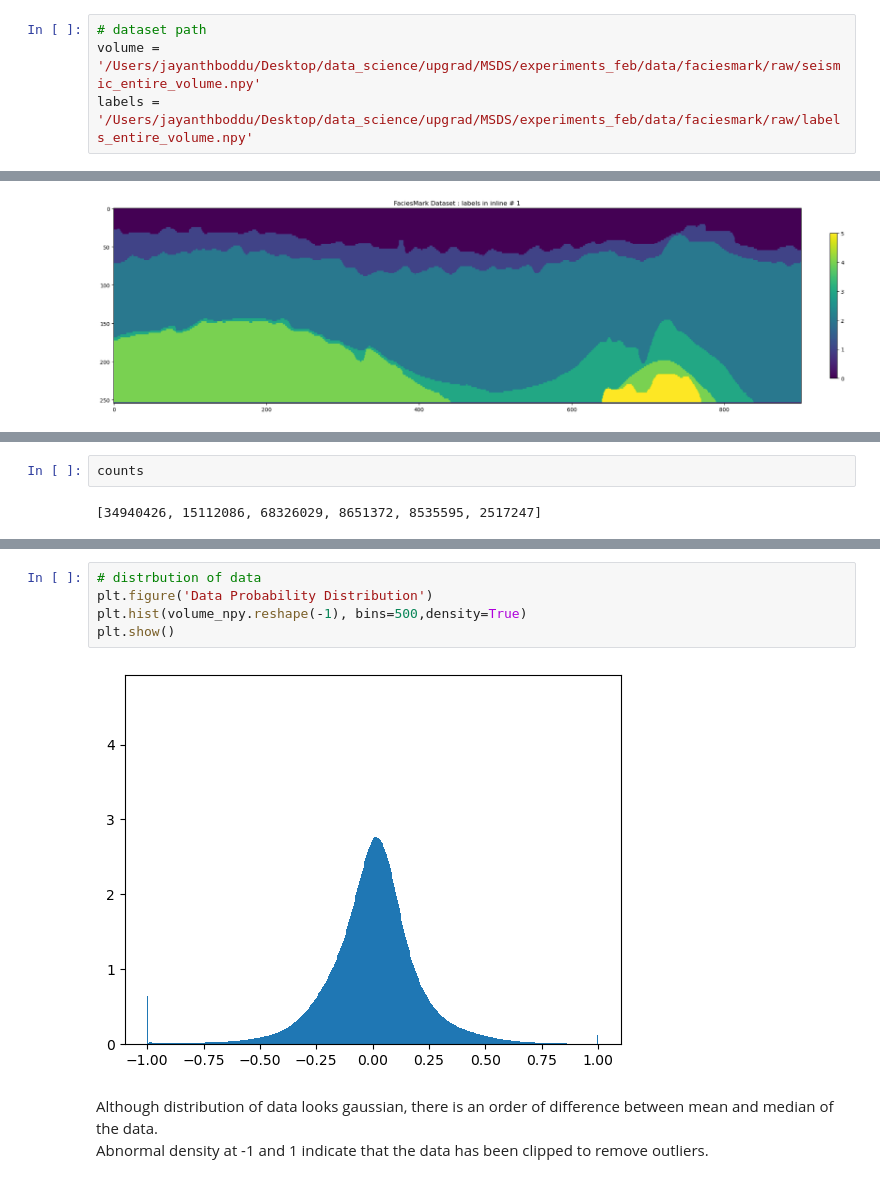
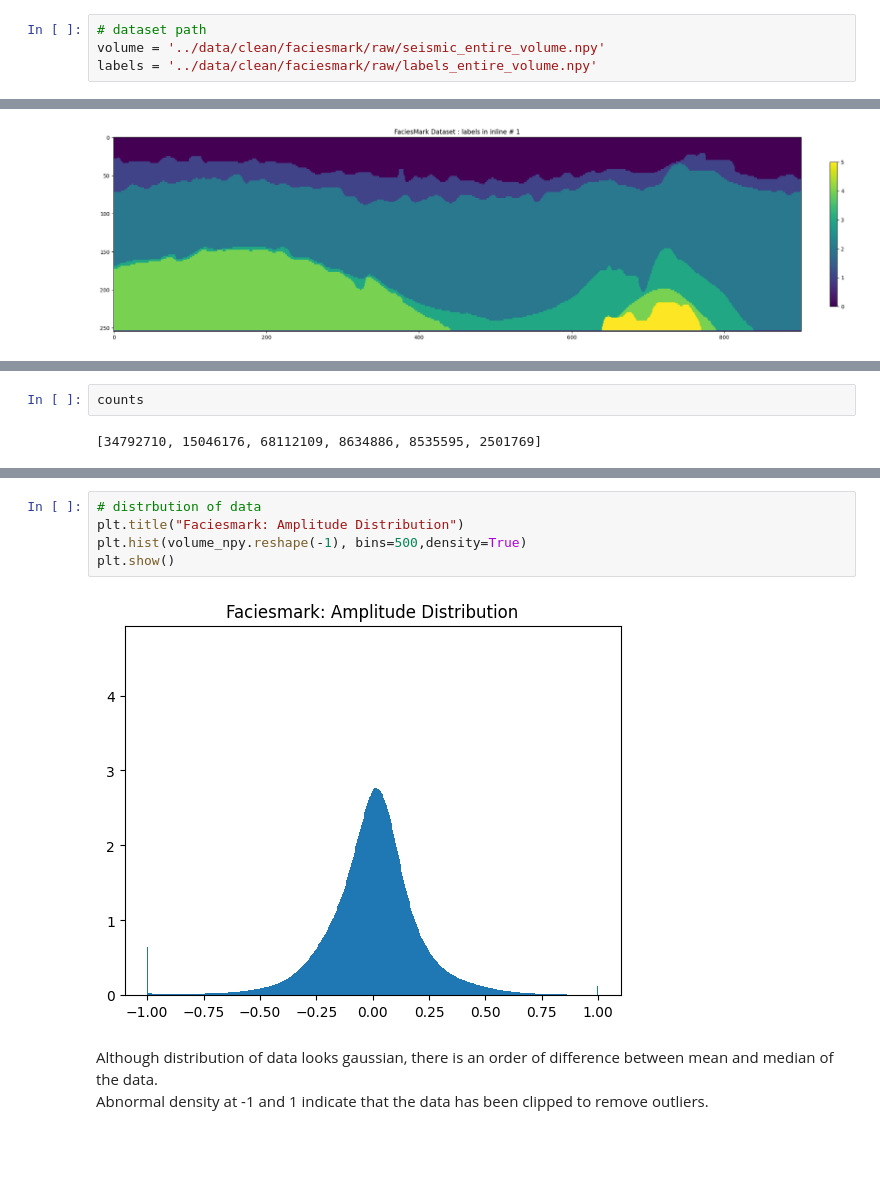
Before and after one commit to jayantb1019/adl_seismic, a Jupyter notebook: notebooks/00_faciesmark_eda.ipynb, the cells around one changed output, grey strips where cells are left out. Cells and saved outputs as stored; diff of their text form; blank space fills up the shorter version.

```diff
--- a/notebooks/00_faciesmark_eda.ipynb
+++ b/notebooks/00_faciesmark_eda.ipynb
@@ -5,8 +5,8 @@ import numpy as np
 import matplotlib.pyplot as plt
 # %%
 # dataset path
-volume = '/Users/jayanthboddu/Desktop/data_science/upgrad/MSDS/experiments_feb/data/faciesmark/raw/seismic_entire_volume.npy'
-labels = '/Users/jayanthboddu/Desktop/data_science/upgrad/MSDS/experiments_feb/data/faciesmark/raw/labels_entire_volume.npy'
+volume = '../data/clean/faciesmark/raw/seismic_entire_volume.npy'
+labels = '../data/clean/faciesmark/raw/labels_entire_volume.npy'
 # %%
 volume_npy = np.load(volume)
 labels_npy = np.load(labels)
@@ -87,7 +87,7 @@ Text(0.5, 1.0, 'Distribution of Labels')
 # %%
 counts
 # %% [output]
-[34940426, 15112086, 68326029, 8651372, 8535595, 2517247]
+[34792710, 15046176, 68112109, 8634886, 8535595, 2501769]
 # %%
 # Mean Distribution of classes in an a typical inline ( class coverage )
 # i.e total count by inline image size
@@ -102,11 +102,11 @@ plt.title("Distribution of Labels");
 [figure]
 # %%
 # distrbution of data
-plt.figure('Data Probability Distribution')
+plt.title("Faciesmark: Amplitude Distribution")
 plt.hist(volume_npy.reshape(-1), bins=500,density=True)
 plt.show()
 # %% [output]
-[figure, old version]
+[figure, new version]
 # %% [markdown]
 Although distribution of data looks gaussian, there is an order of difference between mean and median of the data.
 Abnormal density at -1 and 1 indicate that the data has been clipped to remove outliers.
```
Also changed, not shown: parts of 7 cells of this notebook, 6 other files.
